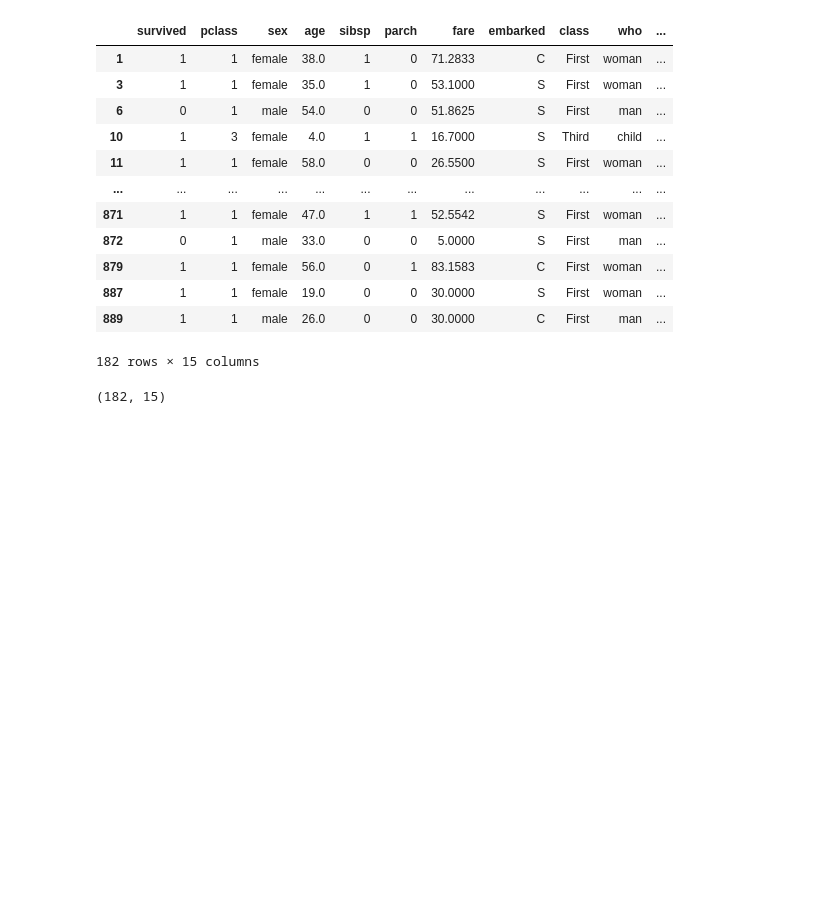
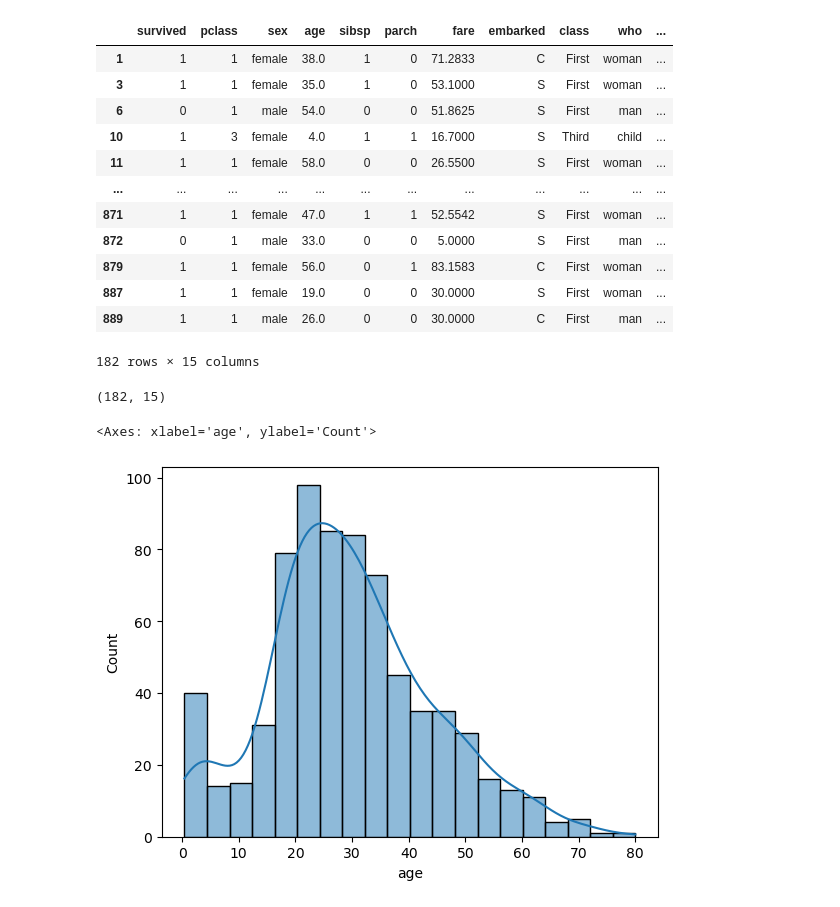
Before and after one commit to chandanpandey4043/Data-Science-and-ML-revision, a Jupyter notebook: Handling_of_missing_data.ipynb, the cells around one changed output. Drawn from its saved outputs; the diff is of its cells as text; code cells hidden in the pictures; blank space fills up the shorter version.

```diff
--- a/Handling_of_missing_data.ipynb
+++ b/Handling_of_missing_data.ipynb
@@ -153,3 +153,8 @@ df.dropna()
 df.dropna().shape
 # %% [output]
 (182, 15)
+# %%
+sns.histplot(df.age, kde=True)
+# %% [output]
+<Axes: xlabel='age', ylabel='Count'>
+[figure, added]
```
